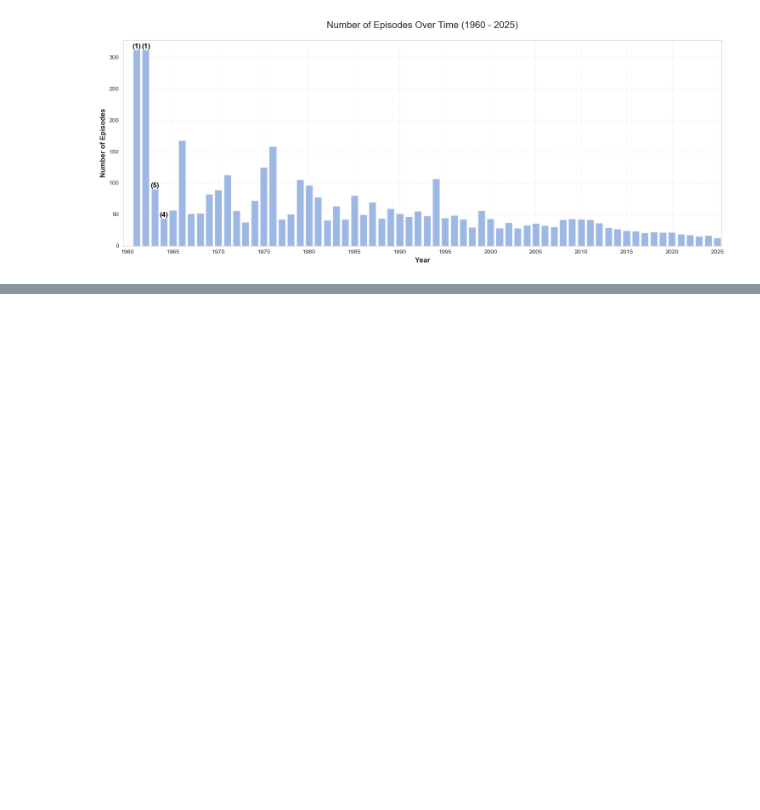
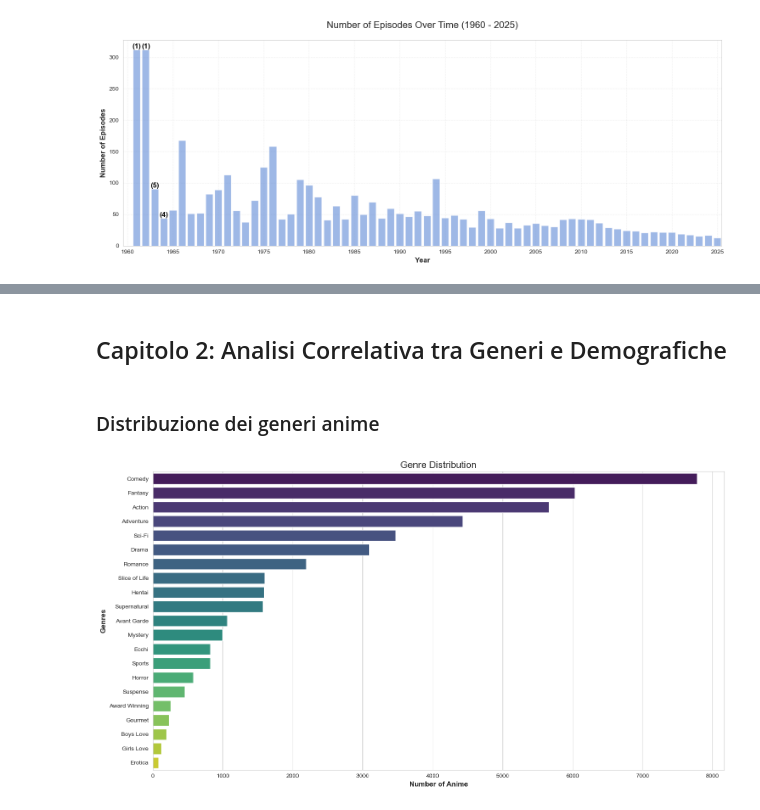
Before and after one commit to sarazunino/HCI, a Jupyter notebook: solution/02_notebook.ipynb, the cells around one changed output, grey strips where cells are left out. Saved outputs shown, nothing was run; the diff lists cells and outputs as text; code cells hidden in the pictures; blank space fills up the shorter version.

```diff
--- a/solution/02_notebook.ipynb
+++ b/solution/02_notebook.ipynb
@@ -191,0 +253,8 @@ plot_season(details_df)
+# %% [markdown]
+## Capitolo 2: Analisi Correlativa tra Generi e Demografiche
+# %% [markdown]
+### Distribuzione dei generi anime
+# %%
+plot_genres(details_df)
+# %% [output]
+[figure, added]
```
Also changed, not shown: parts of 39 cells of this notebook, 11 other files.
